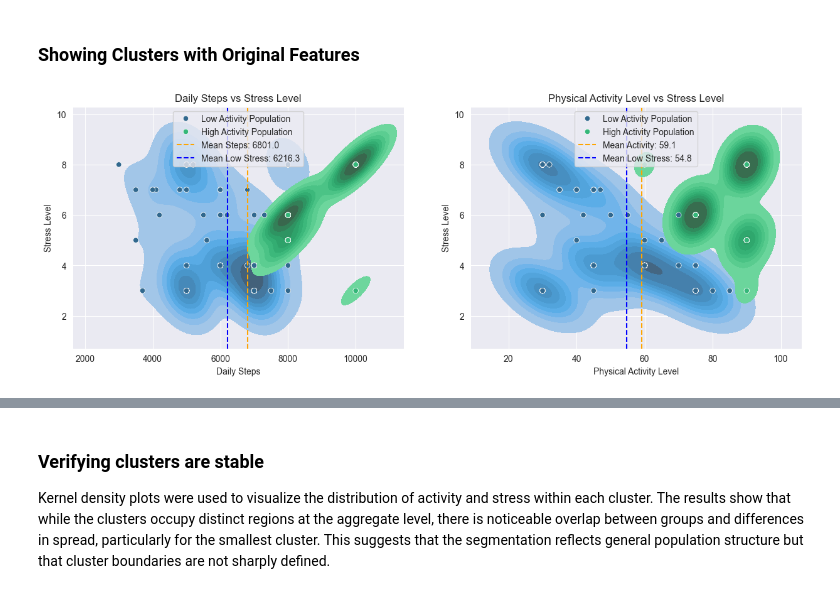
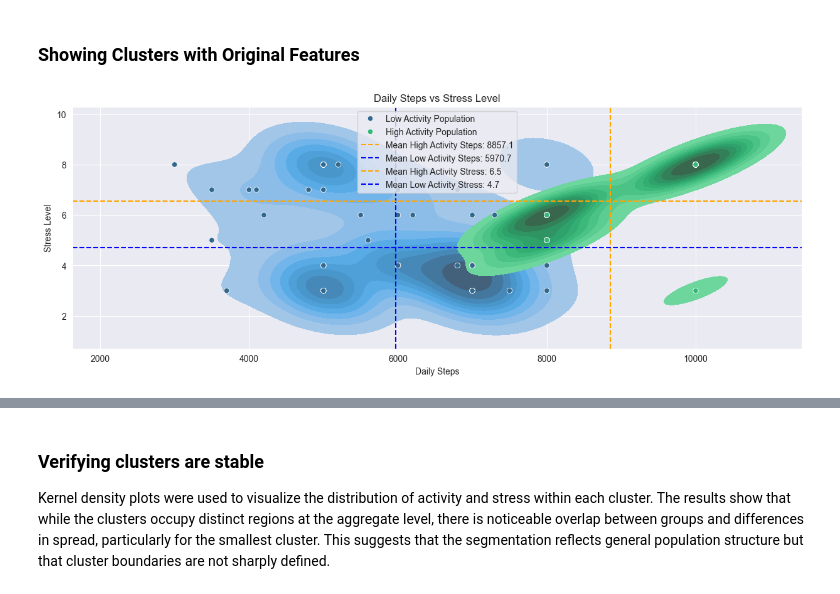
Before and after one commit to DanielLevenstein/stress_vs_physical_activity_data_exploration, a Jupyter notebook: stress-vs-physical-activity-correlation-notebook.ipynb, the cells around one changed output, grey strips where cells are left out. Cells and saved outputs as stored; diff of their text form; code cells hidden in the pictures.

Commit message:
Updated observation section of expanded charts.

```diff
--- a/stress-vs-physical-activity-correlation-notebook.ipynb
+++ b/stress-vs-physical-activity-correlation-notebook.ipynb
@@ -416,33 +422,34 @@ Note: since the K-Means algorithm is not deterministic, I locked down the seed f
 # %%
 import matplotlib.pyplot as plt
 
-plt, (ax1, ax2) = plt.subplots(1, 2, figsize=(15, 5))
+plt.figure(figsize=(15, 5))
 
 # Calculate medians
-mean_steps = df_agg["Daily Steps"].mean()
-mean_activity = df_agg["Physical Activity Level"].mean()
+cluster1of2 = df_agg[df_agg["Cluster2"] == 0]
+cluster2of2 = df_agg[df_agg["Cluster2"] == 1]
+
 # Use the ideal step count and activity level calculated earlier.
-mean_low_stress_step_count = df_agg[df_agg["Cluster3_Name"] == "Low Stress, Medium Activity"]["Daily Steps"].mean()
-mean_low_stress_activity = df_agg[df_agg["Cluster3_Name"] == "Low Stress, Medium Activity"]["Physical Activity Level"].mean()
+low_activity_step_count = cluster1of2["Daily Steps"].mean()
+high_activity_step_count = cluster2of2["Daily Steps"].mean()
+low_activity_stress_level = cluster1of2["Stress Level"].mean()
+high_activity_stress_level = cluster2of2["Stress Level"].mean()
 
 # Create subplots with median lines
-ax1.set_title("Daily Steps vs Stress Level")
-sns.kdeplot(data=df_agg, x="Daily Steps", y="Stress Level", hue="Cluster2_Name", fill=True, palette="viridis", ax=ax1)
-sns.scatterplot(data=df_agg, x="Daily Steps", y="Stress Level", hue="Cluster2_Name", palette="viridis", ax=ax1)
-ax1.axvline(x=mean_steps, color='orange', linestyle='--', label=f'Mean Steps: {mean_steps:.1f}')
-ax1.axvline(x=mean_low_stress_step_count, color='blue', linestyle='--', label=f'Mean Low Stress: {mean_low_stress_step_count:.1f}')
-ax1.legend(loc='upper center')
+plt.title("Daily Steps vs Stress Level")
+sns.kdeplot(data=df_agg, x="Daily Steps", y="Stress Level", hue="Cluster2_Name", fill=True, palette="viridis")
+sns.scatterplot(data=df_agg, x="Daily Steps", y="Stress Level", hue="Cluster2_Name", palette="viridis")
+plt.axvline(x=high_activity_step_count, color='orange', linestyle='--',
+            label=f'Mean High Activity Steps: {high_activity_step_count:.1f}')
+plt.axvline(x=low_activity_step_count, color='blue', linestyle='--',
+            label=f'Mean Low Activity Steps: {low_activity_step_count:.1f}')
 
-ax2.set_title("Physical Activity Level vs Stress Level")
-sns.kdeplot(data=df_agg, x="Physical Activity Level", y="Stress Level", hue="Cluster2_Name", fill=True,
-            palette="viridis", ax=ax2)
-sns.scatterplot(data=df_agg, x="Physical Activity Level", y="Stress Level", hue="Cluster2_Name", palette="viridis",
-                ax=ax2)
-ax2.axvline(x=mean_activity, color='orange', linestyle='--', label=f'Mean Activity: {mean_activity:.1f}')
-ax2.axvline(x=mean_low_stress_activity, color='blue', linestyle='--', label=f'Mean Low Stress: {mean_low_stress_activity:.1f}')
-ax2.legend(loc='upper center')
+plt.axhline(y=high_activity_stress_level, color='orange', linestyle='--',
+            label=f'Mean High Activity Stress: {high_activity_stress_level:.1f}')
+plt.axhline(y=low_activity_stress_level, color='blue', linestyle='--',
+            label=f'Mean Low Activity Stress: {low_activity_stress_level:.1f}')
 
+plt.legend(loc='upper center');
 plt.savefig(TWO_CLUSTER_IMAGE_EXTENDED)
 # %% [output]
-[figure, old version]
+[figure, new version]
 # %% [markdown]
```
Also changed, not shown: parts of 6 cells of this notebook, 2 other files.
